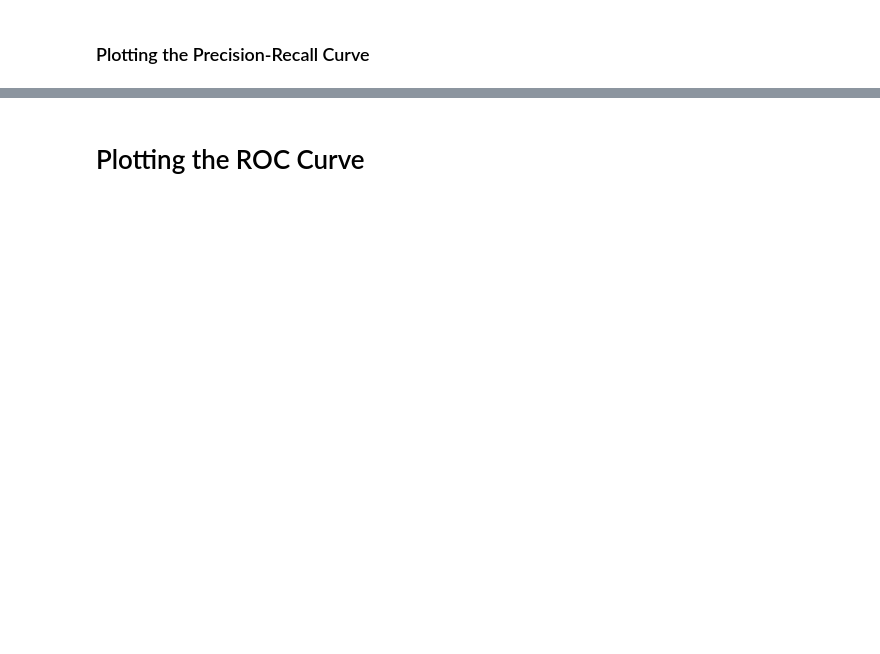
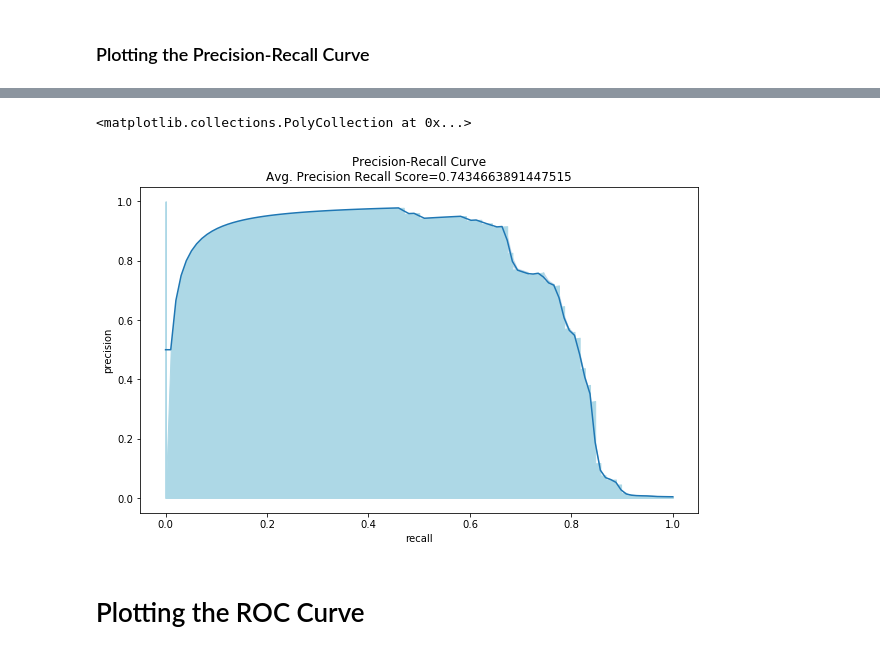
Before and after one commit to james-jasvin/Credit-Card-Fraud-Detection, a Jupyter notebook: Credit Card Fraud Detection.ipynb, the cells around one changed output, grey strips where cells are left out. Saved outputs shown, nothing was run; the diff lists cells and outputs as text; code cells hidden in the pictures; blank space fills up the shorter version.

```diff
--- a/Credit Card Fraud Detection.ipynb
+++ b/Credit Card Fraud Detection.ipynb
@@ -473,6 +390,10 @@ precision, recall, _ = precision_recall_curve(y_test, y_score)
 
 precision_recall_df = pd.DataFrame({'precision': precision, 'recall': recall})
 
-plot_title = '<b>Precision-Recall Curve<br>Avg. Precision Recall Score=' + str(average_precision)
-precision_recall_df.iplot(x='recall',y='precision',xTitle='Recall',yTitle='Precision',title=plot_title,fill=True,color='green')
+
+plot_title = 'Precision-Recall Curve\nAvg. Precision Recall Score=' + str(average_precision)
+plt.figure(figsize=(10, 6))
+sns.lineplot(x='recall',y='precision',data=precision_recall_df)
+plt.title(plot_title)
+plt.fill_between(recall, precision, color='lightblue')
 # %% [output]
@@ -480,3 +400,5 @@ precision_recall_df.iplot(x='recall',y='precision',xTitle='Recall',yTitle='Preci
+<matplotlib.collections.PolyCollection at 0x...>
+[figure, added]
 # %% [markdown]
 # Plotting the ROC Curve
 # %%
```
Also changed, not shown: parts of 13 cells of this notebook.
